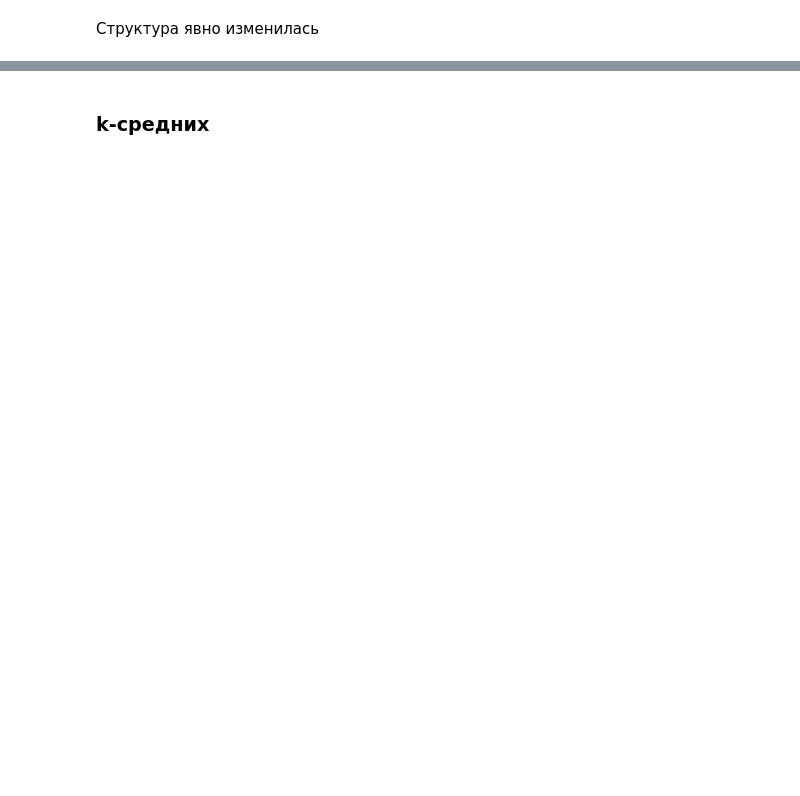
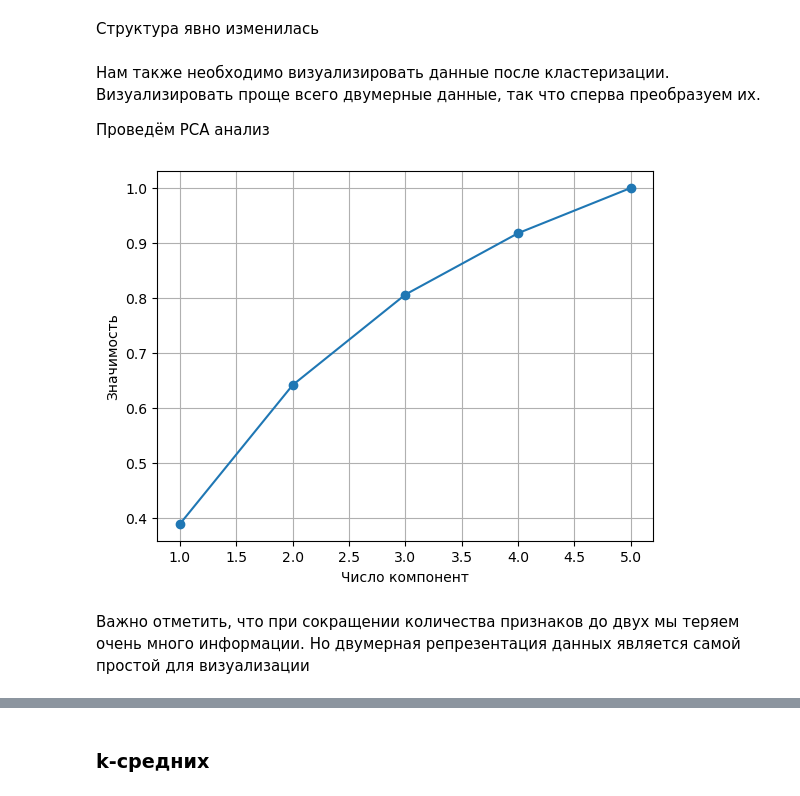
Before and after one commit to EHAT32/mathModelling, a Jupyter notebook: hw1/hw1.ipynb, the cells around one changed output, grey strips where cells are left out. Cells and saved outputs as stored; diff of their text form; code cells hidden in the pictures; blank space fills up the shorter version.

```diff
--- a/hw1/hw1.ipynb
+++ b/hw1/hw1.ipynb
@@ -142,3 +142,7 @@ turtle.done()
 ![image-2.png](attachment:image-2.png)
 # %% [markdown]
 Структура явно изменилась
+# %% [markdown]
+Нам также необходимо визуализировать данные после кластеризации. Визуализировать проще всего двумерные данные, так что сперва преобразуем их.
+
+Проведём PCA анализ
@@ -144,0 +152,17 @@ turtle.done()
+# %%
+feat_num = data.shape[1]
+var_ratio = np.zeros(feat_num)
+for num in np.arange(1, feat_num + 1):
+    pca = PCA(num)
+    pca.fit(data)
+    var_ratio[num - 1] = np.sum(pca.explained_variance_ratio_)
+# %%
+fig, ax = plt.subplots()
+plt.plot(np.arange(1, feat_num + 1), var_ratio, '-o')
+plt.xlabel('Число компонент')
+plt.ylabel('Значимость')
+plt.grid()
+# %% [output]
+[figure, added]
+# %% [markdown]
+Важно отметить, что при сокращении количества признаков до двух мы теряем очень много информации. Но двумерная репрезентация данных является самой простой для визуализации
```
Also changed, not shown: parts of 11 cells of this notebook, 1 other file.
